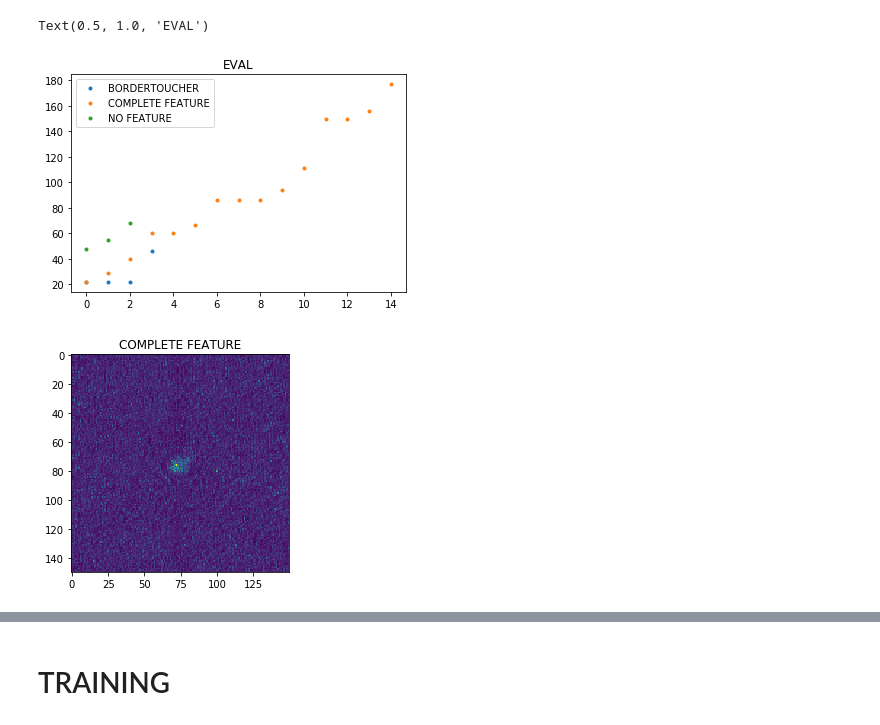
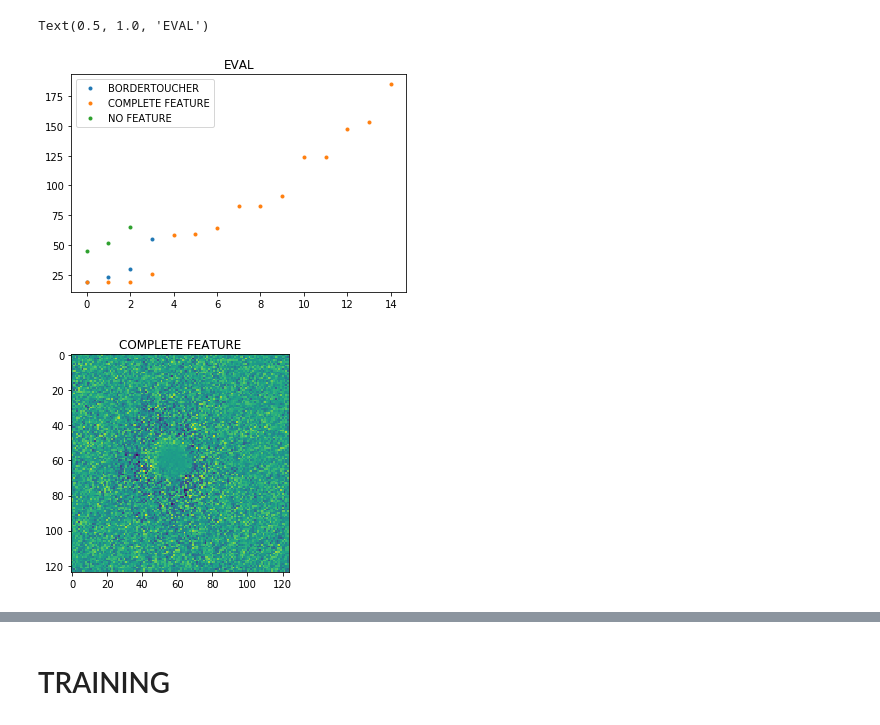
Before and after one commit to MoonVision/zeiss-apollo, a Jupyter notebook: vision/test_basic_convs.ipynb, the cells around one changed output, grey strips where cells are left out. Cells and saved outputs as stored; diff of their text form; code cells hidden in the pictures.

```diff
--- a/vision/test_basic_convs.ipynb
+++ b/vision/test_basic_convs.ipynb
@@ -33,17 +33,23 @@ def sorted_sums(ds, m):
         s = y.sum().item()
         sums[label].append(s)
     return {k: sorted(v) for k,v in sums.items()}
+# %%
+def normalize_dynamic(tensor_img):
+    mean = torch.mean(tensor_img)
+    return (tensor_img-mean)/0.1388
 # %%
 tf_eval = Compose([transforms.Grayscale(),
                    transforms.ToTensor(),
-                   transforms.Normalize((0.4862745,), (0.1388,)),
+                   #transforms.Normalize((0.4862745,), (0.1388,)),
+                   normalize_dynamic
                   ])
 
 tf_train = Compose([transforms.Grayscale(),
                     transforms.RandomHorizontalFlip(),
                     transforms.RandomVerticalFlip(),
                     transforms.ToTensor(),
-                    transforms.Normalize((0.4862745,), (0.1388,)),
+                    #transforms.Normalize((0.4862745,), (0.1388,)),
+                    normalize_dynamic
                    ])
 
 ds = ImageFolder('../photomask_trainingdata')
@@ -63,4 +69,4 @@ plt.legend()
 plt.title("EVAL")
 # %% [output]
 Text(0.5, 1.0, 'EVAL')
-[figure, old version]
+[figure, new version]
@@ -67,10 +113,10 @@ Text(0.5, 1.0, 'EVAL')
 # %%
-x, cls = ds_eval[10]
-x = x.unsqueeze(0)
+x, cls = ds_eval[7]
+x = x.unsqueeze(0).to(next(m.parameters()).device)
 label = get_label(ds, cls)
 
-y_mask = F.softmax(m(x), dim=2).data.cpu().squeeze(1)
+y_mask = torch.sigmoid(m(x)).data.cpu().squeeze(1)
 #plot_pred(x.numpy().squeeze(), label+" INPUT")
 plot_pred(y_mask[0].numpy(), label)
 # %% [output]
-[figure, old version]
+[figure, new version]
```
Also changed, not shown: parts of 15 cells of this notebook, 2 other files.
